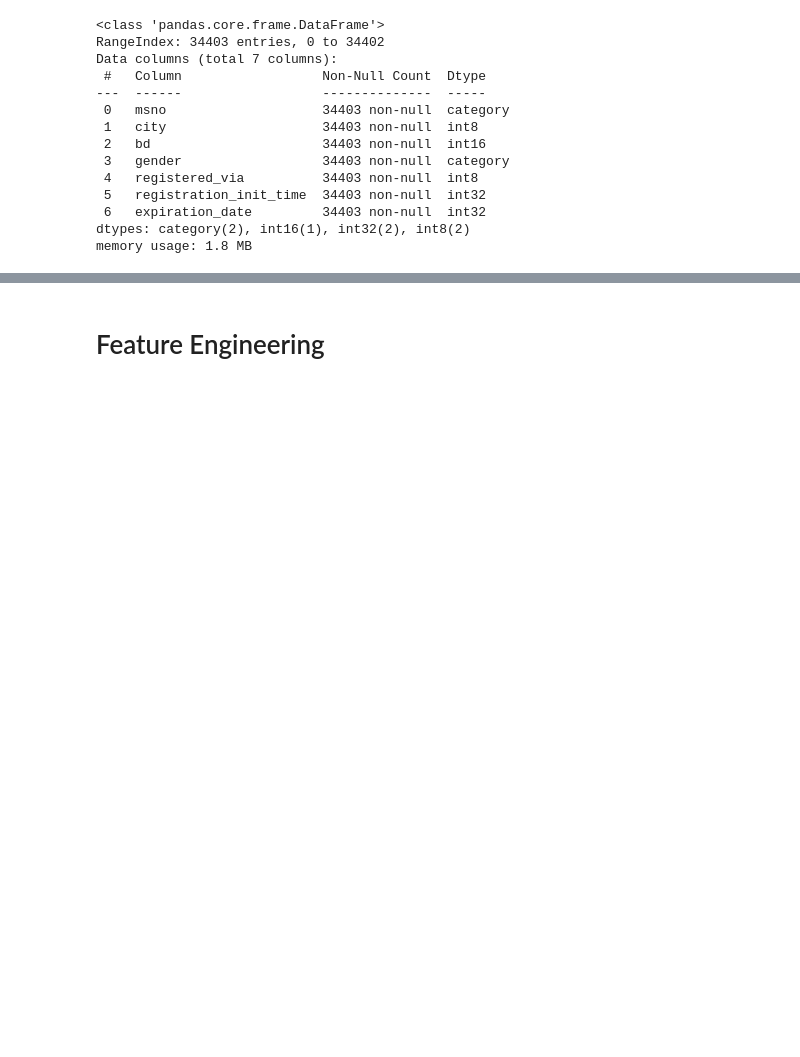
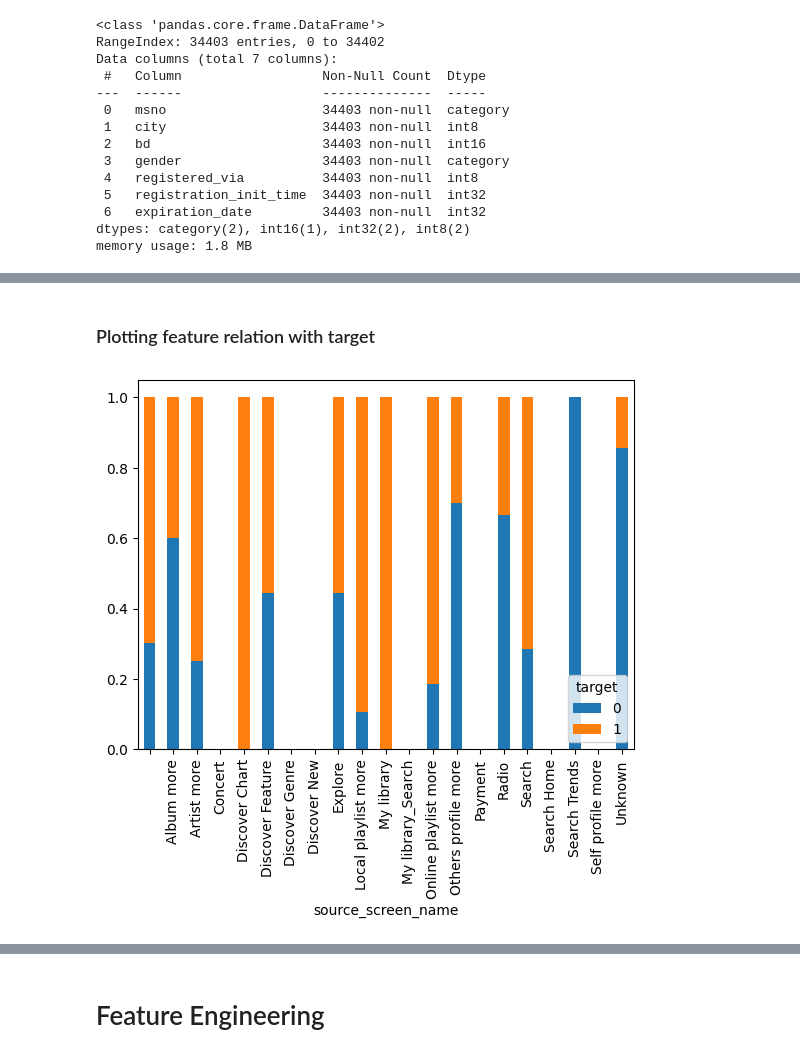
Before and after one commit to MilesQLi/Miles_Data_Science_Collection, a Jupyter notebook: Music/KKBoxs Music Recommendation Challenge/full_process.ipynb, the cells around one changed output, grey strips where cells are left out. Saved outputs shown, nothing was run; the diff lists cells and outputs as text; code cells hidden in the pictures; blank space fills up the shorter version.

```diff
--- a/Music/KKBoxs Music Recommendation Challenge/full_process.ipynb
+++ b/Music/KKBoxs Music Recommendation Challenge/full_process.ipynb
@@ -138,0 +287,8 @@ dtype: int64
+# %% [markdown]
+### Plotting feature relation with target
+# %%
+grouped = combined_train_df.head(1000).groupby(['source_screen_name', target],observed=False).size().unstack(fill_value=0)
+grouped_percentage = grouped.div(grouped.sum(axis=1),axis=0).plot(kind='bar',stacked=True)
+plt.show()
+# %% [output]
+[figure, added]
```
Also changed, not shown: parts of 75 cells of this notebook.
